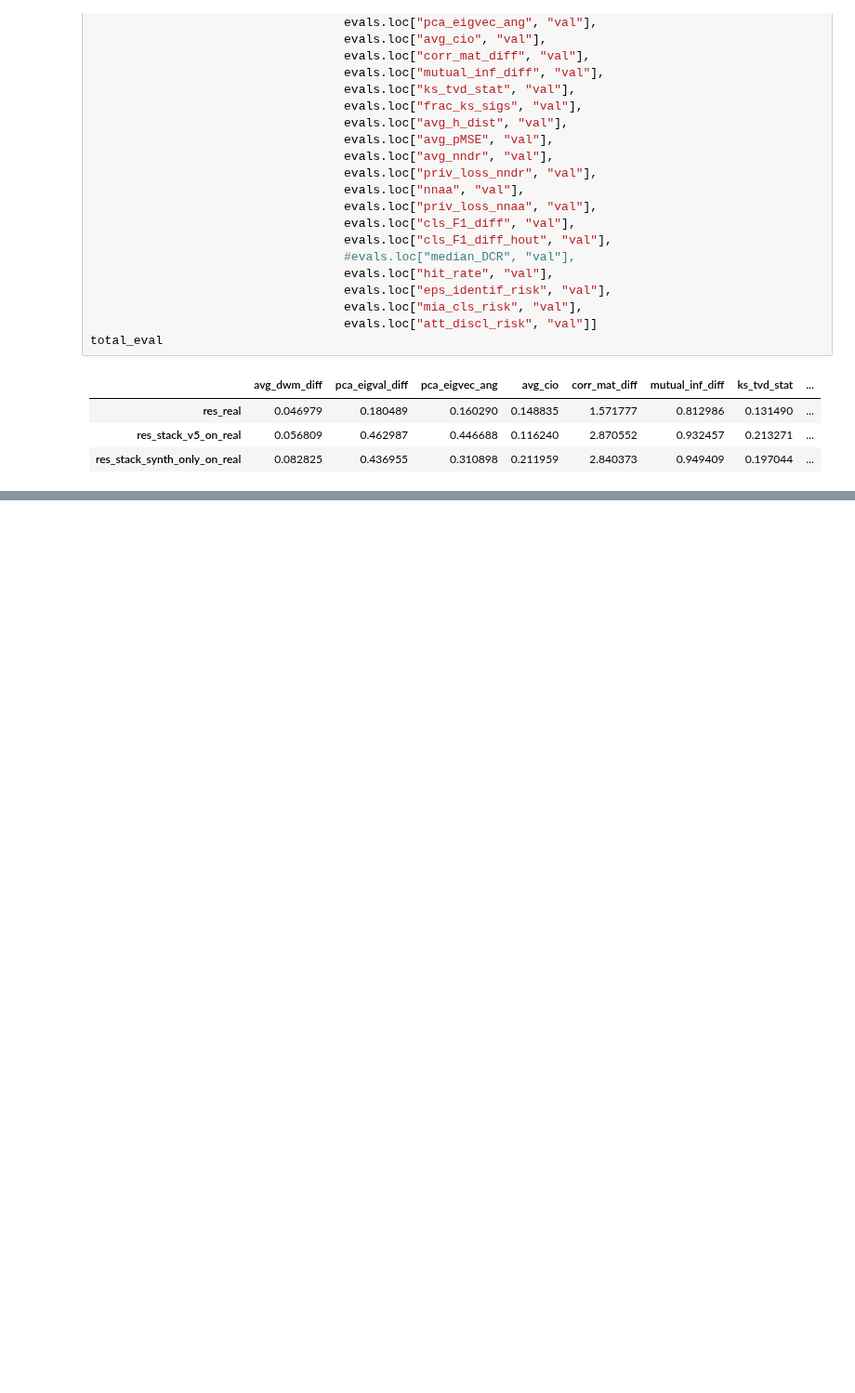
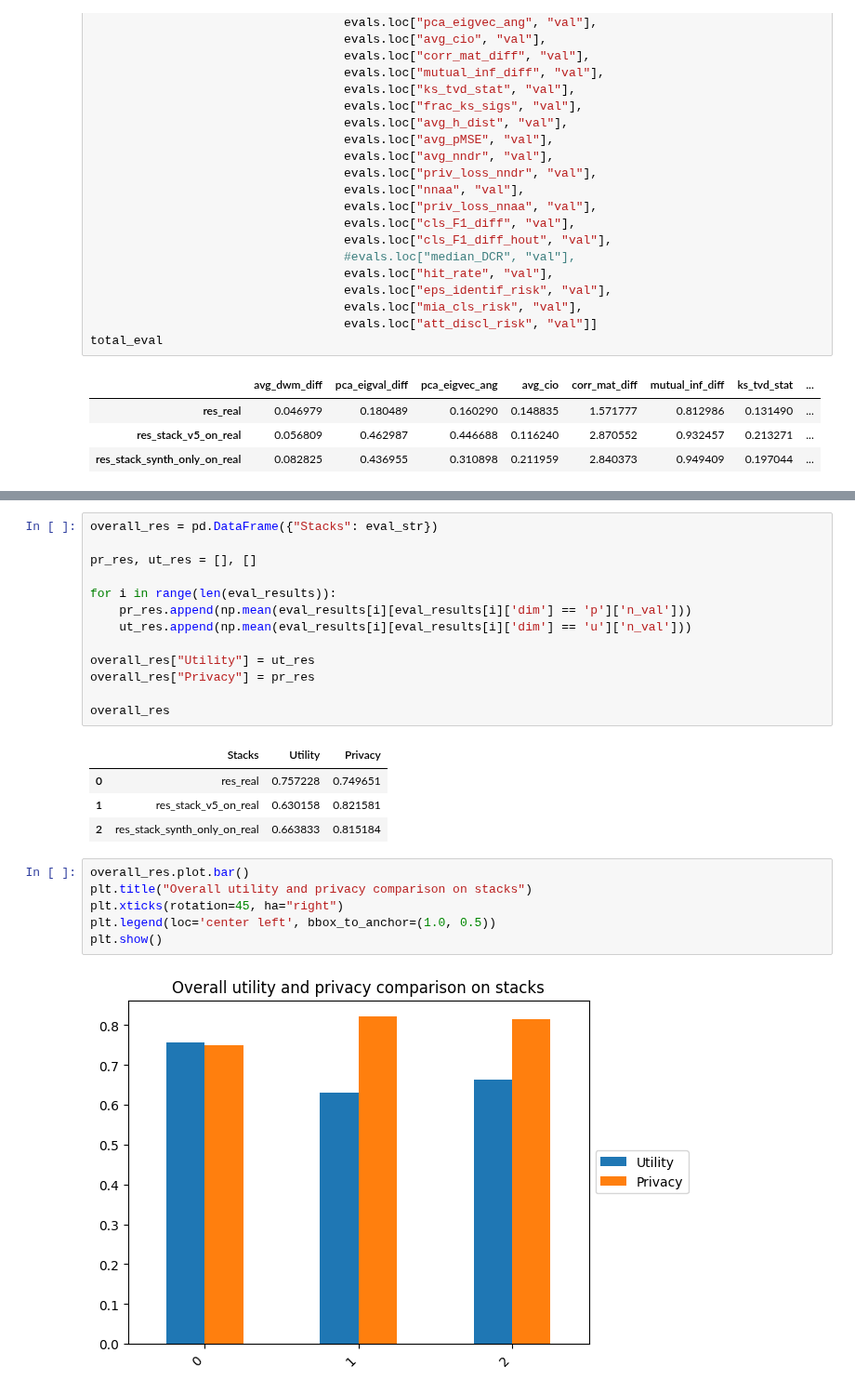
Before and after one commit to LucasBrynk/synthe_size_me, a Jupyter notebook: penguins_syn/penguins_nflow_syn.ipynb, the cells around one changed output, grey strips where cells are left out. Shown at 93% size. Drawn from its saved outputs; the diff is of its cells as text; blank space fills up the shorter version.

```diff
--- a/penguins_syn/penguins_nflow_syn.ipynb
+++ b/penguins_syn/penguins_nflow_syn.ipynb
@@ -902,0 +923,26 @@ plt.show()
+# %%
+overall_res = pd.DataFrame({"Stacks": eval_str})
+
+pr_res, ut_res = [], []
+
+for i in range(len(eval_results)):
+    pr_res.append(np.mean(eval_results[i][eval_results[i]['dim'] == 'p']['n_val']))
+    ut_res.append(np.mean(eval_results[i][eval_results[i]['dim'] == 'u']['n_val']))
+
+overall_res["Utility"] = ut_res
+overall_res["Privacy"] = pr_res
+
+overall_res
+# %% [output]
+|  | Stacks | Utility | Privacy |
+| 0 | res_real | 0.757228 | 0.749651 |
+| 1 | res_stack_v5_on_real | 0.630158 | 0.821581 |
+| 2 | res_stack_synth_only_on_real | 0.663833 | 0.815184 |
+# %%
+overall_res.plot.bar()
+plt.title("Overall utility and privacy comparison on stacks")
+plt.xticks(rotation=45, ha="right")
+plt.legend(loc='center left', bbox_to_anchor=(1.0, 0.5))
+plt.show()
+# %% [output]
+[figure, added]
```
Also changed, not shown: parts of 15 cells of this notebook.
